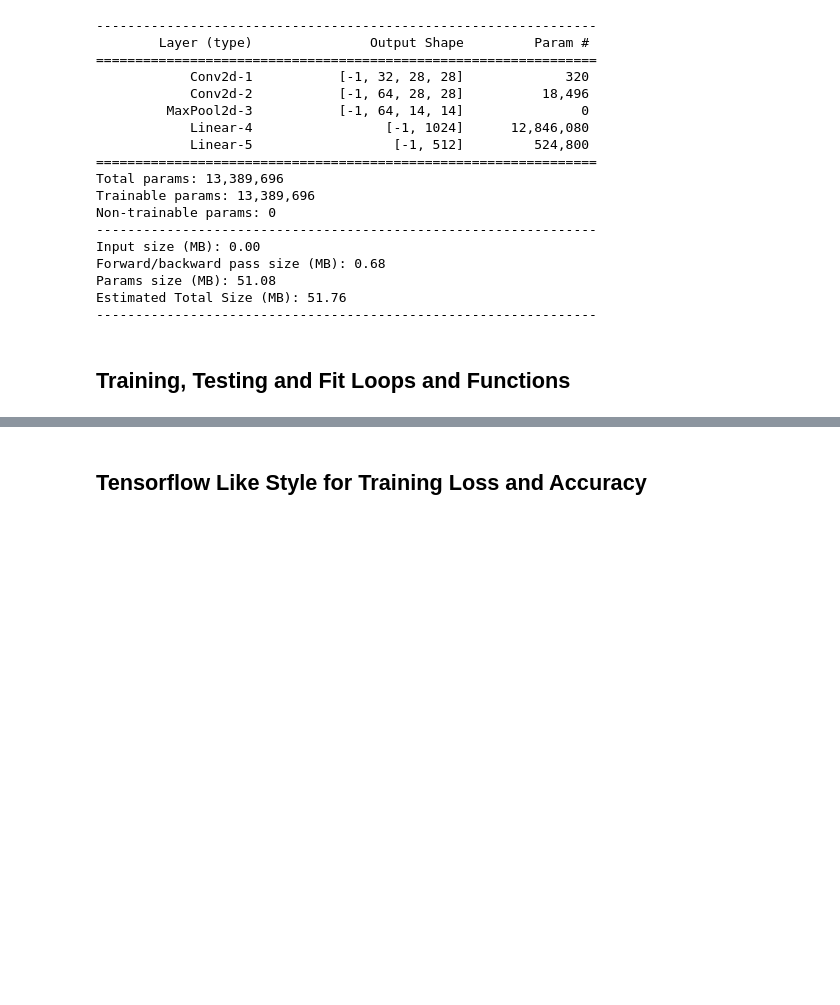
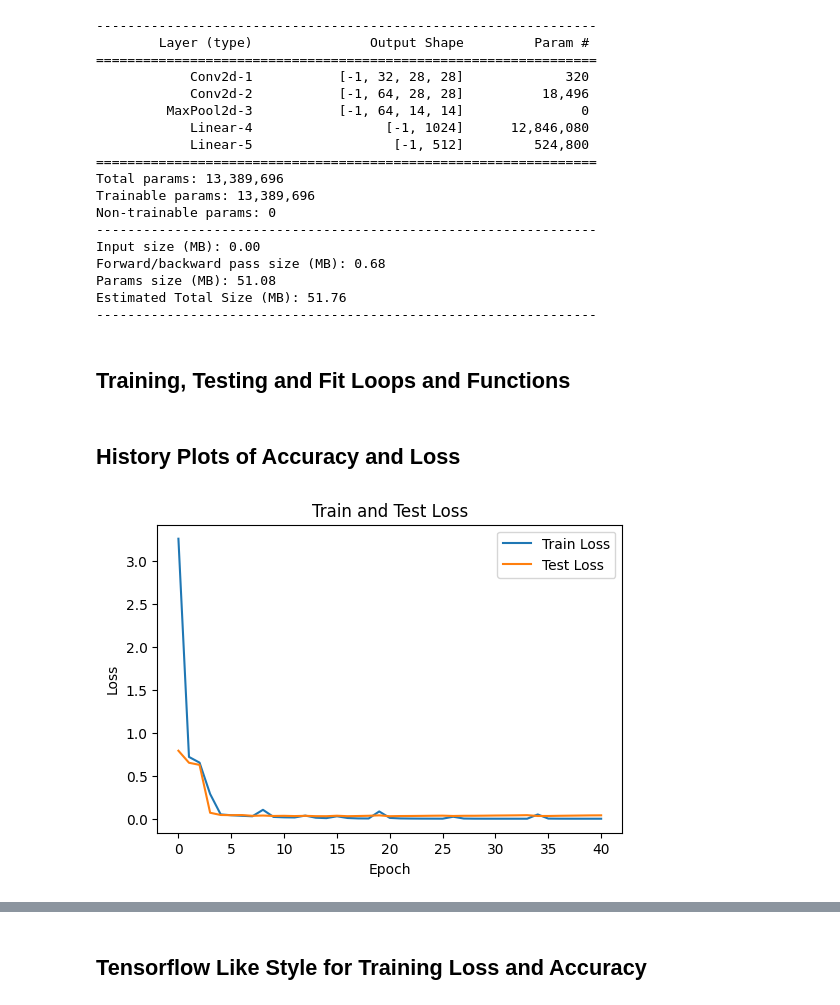
Before and after one commit to nnilayy/Pytorch, a Jupyter notebook: Pytorch.ipynb, the cells around one changed output, grey strips where cells are left out. Drawn from its saved outputs; the diff is of its cells as text; code cells hidden in the pictures; blank space fills up the shorter version.

```diff
--- a/Pytorch.ipynb
+++ b/Pytorch.ipynb
@@ -167,10 +167,16 @@ Estimated Total Size (MB): 51.76
 # %%
 # Model, Training and testing Loop Setup
 import torch.nn.functional as F
+import numpy as np
 epochs=100
-learning_rate=1e-4
-optimizer=torch.optim.Adam(model.parameters(),lr=learning_rate)
+learning_rate=1e-3
+optimizer=torch.optim.RMSprop(model.parameters(),lr=learning_rate)
 loss_function=nn.CrossEntropyLoss()
+
+test_loss_history=[]
+test_accuracy_history=[]
+train_loss_history=[]
+train_accuracy_history=[]
 # %% [markdown]
 ## Training, Testing and Fit Loops and Functions
 # %%
@@ -233,3 +245,22 @@ for epoch in range(100):
   test(test_loader,model,loss_function)
   print("---------------------------------------------------------------")
   print("---------------------------------------------------------------")
+# %% [markdown]
+## History Plots of Accuracy and Loss
+# %%
+import matplotlib.pyplot as plt
+
+# Create a figure and axis
+fig, ax = plt.subplots(figsize=(6, 4))
+ax.plot(train_loss_history, label='Train Loss')
+ax.plot(test_loss_history, label='Test Loss')
+
+# Set labels and title
+ax.set_xlabel('Epoch')
+ax.set_ylabel('Loss')
+ax.set_title('Train and Test Loss')
+
+ax.legend()
+plt.show()
+# %% [output]
+[figure, added]
```
Also changed, not shown: parts of 4 cells of this notebook.
